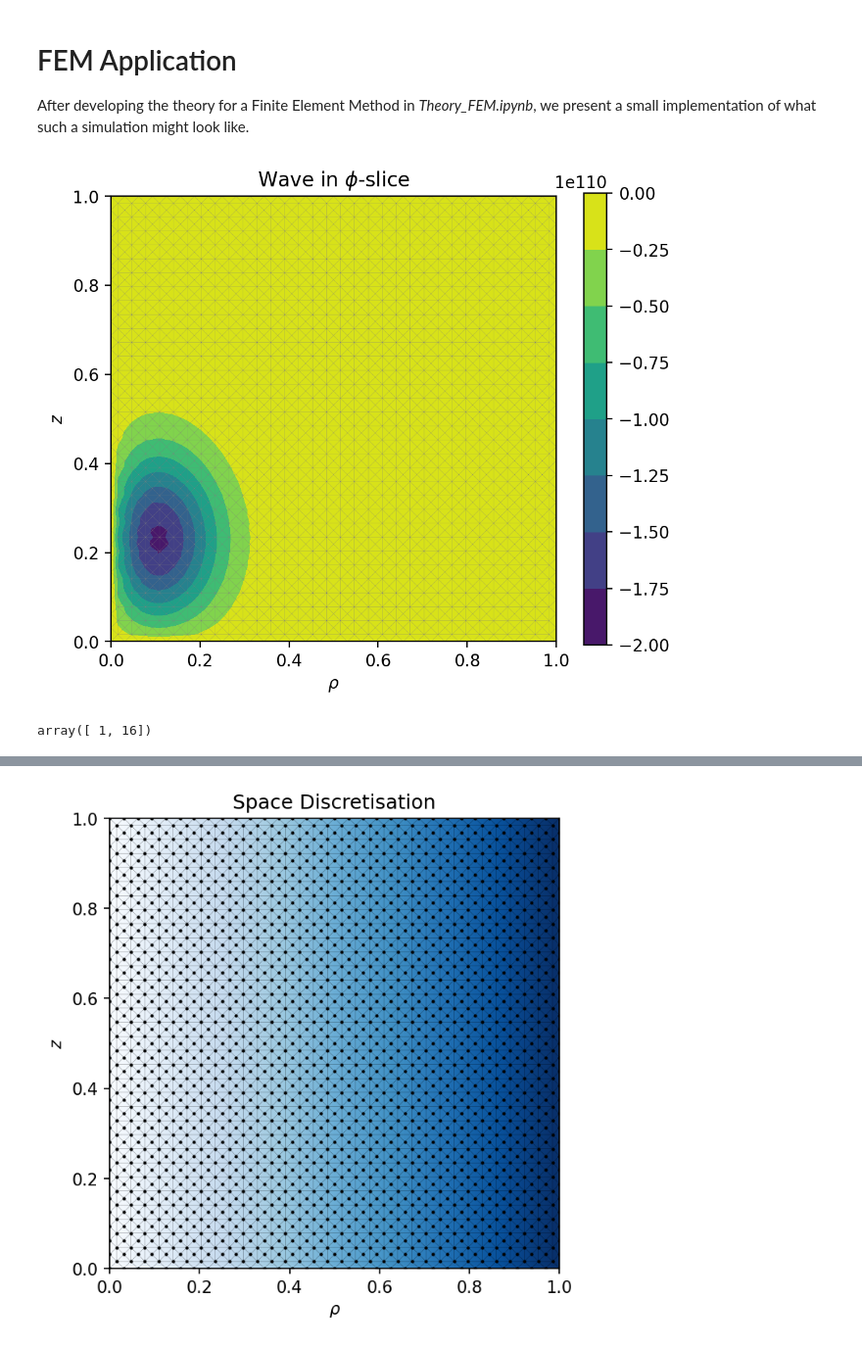
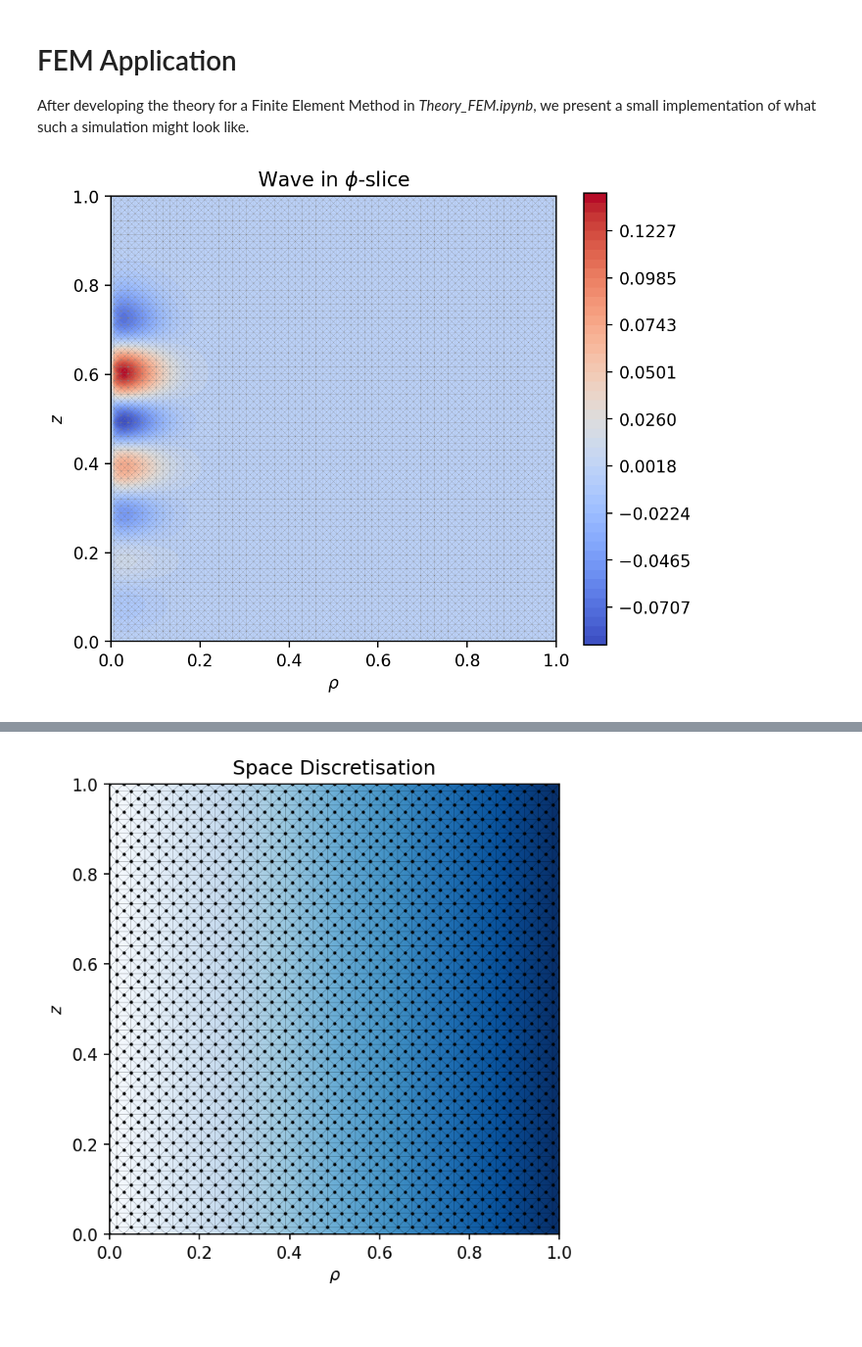
Before and after one commit to nyuad-astroparticle/LXe-Phonon, a Jupyter notebook: Simulation/1.Solving_Engine/Application_FEM.ipynb, the cells around one changed output, grey strips where cells are left out. Shown at 98% size. Drawn from its saved outputs; the diff is of its cells as text; code cells hidden in the pictures.

```diff
--- a/Simulation/1.Solving_Engine/Application_FEM.ipynb
+++ b/Simulation/1.Solving_Engine/Application_FEM.ipynb
@@ -6,20 +6,25 @@ After developing the theory for a Finite Element Method in *Theory_FEM.ipynb*, w
 from fem import *
 import numpy as np
 import matplotlib.pyplot as plt
+import matplotlib.animation as animation
 
 
 # Control variables
 # These are the variables that control our simulation.
 bounds  = [(0,1),(0,1)]         # Domain bounds
-h       = 2e-2                  # Mesh Fineness parameter
-FF      = lambda r,z: abs(r)    # Discretisation function
-dt      = 5e-2                  # Simulation time step
+h       = 1e-2                  # Mesh Fineness parameter
+FF      = lambda r,z: abs(1.3*r)    # Discretisation function
+dt      = 1e-1                  # Simulation time step
 
 # Define a Source function
-f       = lambda r,z,t: np.exp(-((z-v*t-o)**2 + r**2)/s)
-v       = 1                     # Source wave speed
-s       = 1e-2                  # Source std
-o       = 2e-1                  # Source offset
+# f0      = lambda r,z,t: np.exp(-((z-v*t)**2 + r**2)/a -(t-t0)**2/b)
+# f       = lambda r,z,t: f(r,z,t)* ( (2*v/a*(z-t*v) -2/b *(t-t0))**2 - (2/b+2*v*2/a))
+f0      = lambda r,z,t: np.exp(-((z-v*t)**2 + r**2)/a)
+f       = lambda r,z,t: a*f0(r,z,t)* ( (2*v/a*(z-t*v))**2 - (2*v*2/a))/10 * (1/(1+np.exp(-20*(t-0.2))))
+v       = 1.5e-0                  # Source wave speed
+a       = 1e-2                  # Source std
+b       = 2e-1                  # Source offset
+# t0      =
 
 # Now we will get the mesh and points
 points,mesh = get_mesh(h,FF,bounds)
@@ -34,39 +39,27 @@ A = set_bc_lhs(boundary,Ap,points,mesh)
 
 # Define the initial condition vectors
 # Goal is to solve for U_next, using U_curr and U_prev
+ff = lambda r,z: np.exp(-((z-0.5)**2 + (r)**2)/s)
+# U_curr = np.array([ff(*p) for p in points])
+# U_prev = np.array([0.1*ff(*p) for p in points])
 U_curr = np.zeros(len(points))
 U_prev = np.zeros(len(points))
 F      = np.array([f(*point,0) for point in points])
 # %%
 # Let's take one step in time and plot
 # U = step(dt,A,S,T,U_curr,U_prev,F)
 
-# U = run(0.006,dt,A,S,T,U_curr,U_prev,f,points);
+# U = run(2,dt,A,S,T,U_curr,U_prev,f,points);
 
-t = 200*dt
+t = 0.5
 # Get the number of iterations
 N = int(t//dt)
 Ff = []
 # Display a progress bar for fun
 for i in range(N):
     Ff = get_F(f,i*dt,points)
     U_curr, U_prev = step(dt,A,S,T,U_curr,U_prev,Ff)
 
 plot_U(points,mesh,U_curr)
 # %% [output]
-[figure, old version]
+[figure, new version]
-# %%
-def g(x):
-    return x**2
-
-def f(x):
-    for i in range(2):
-        x = g(x)
-
-    return x
-
-x =np.array([1,2])
-x=f(x)
-x
-# %% [output]
-array([ 1, 16])
```
Also changed, not shown: parts of 2 cells of this notebook, 2 other files.
